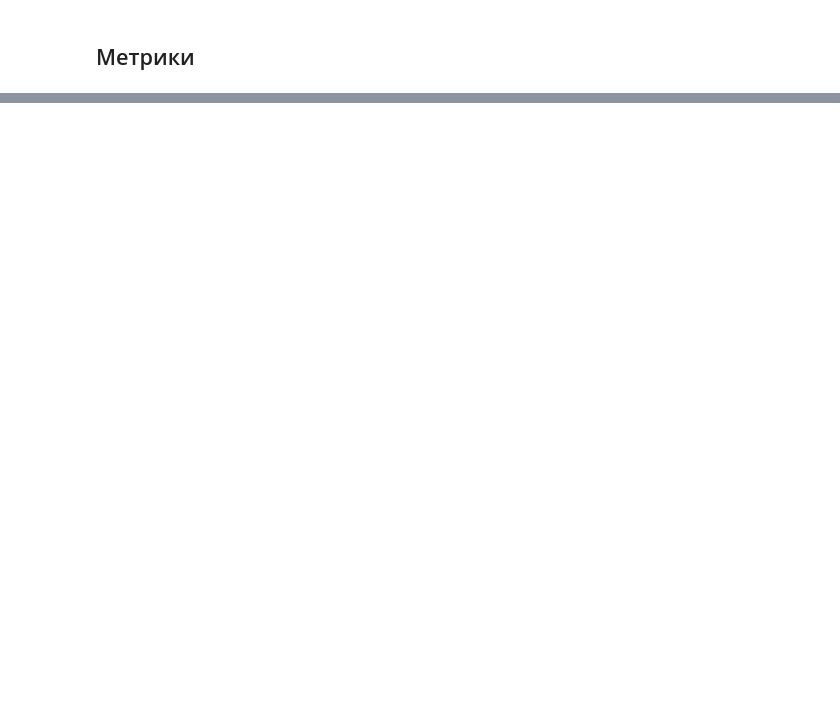
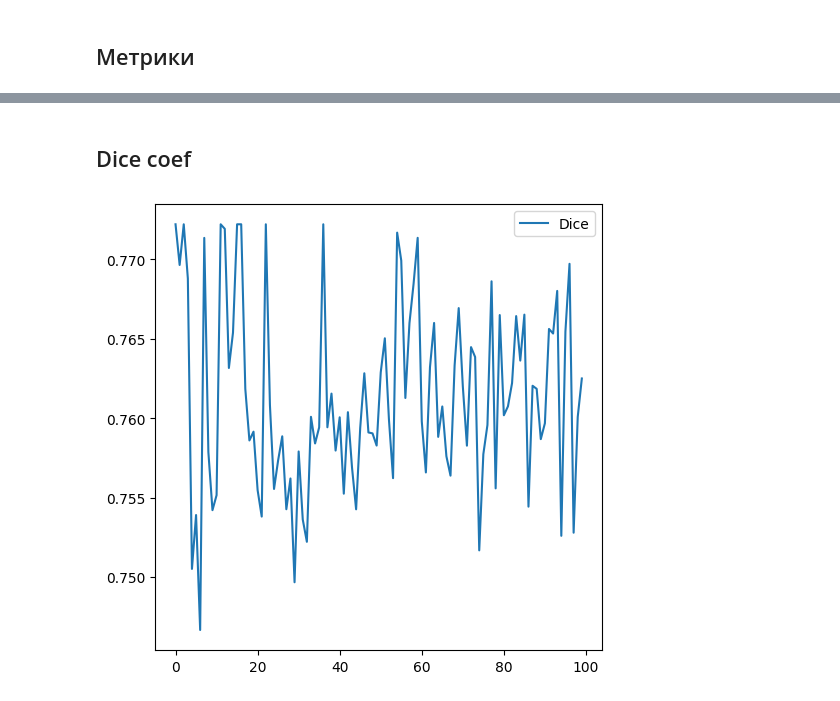
Before and after one commit to raindow1/drainage_pipes_detection, a Jupyter notebook: DeepLabV3+.ipynb, the cells around one changed output, grey strips where cells are left out. Cells and saved outputs as stored; diff of their text form; code cells hidden in the pictures; blank space fills up the shorter version.

```diff
--- a/DeepLabV3+.ipynb
+++ b/DeepLabV3+.ipynb
@@ -271,0 +229,11 @@ plt.show()
+# %% [markdown]
+## Dice coef
+# %%
+plt.figure(figsize=(15, 5))
+plt.subplot(133)
+plt.plot(dices, label='Dice')
+plt.legend()
+plt.tight_layout()
+plt.show()
+# %% [output]
+[figure, added]
```
Also changed, not shown: parts of 13 cells of this notebook.
